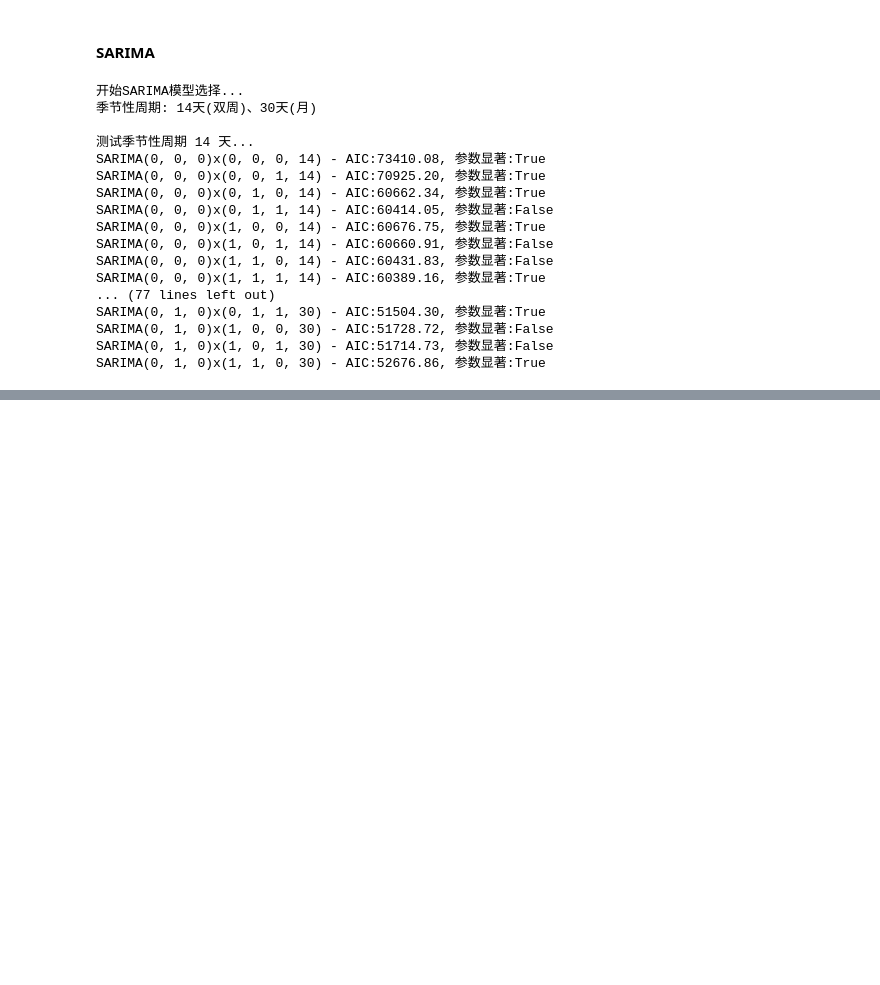
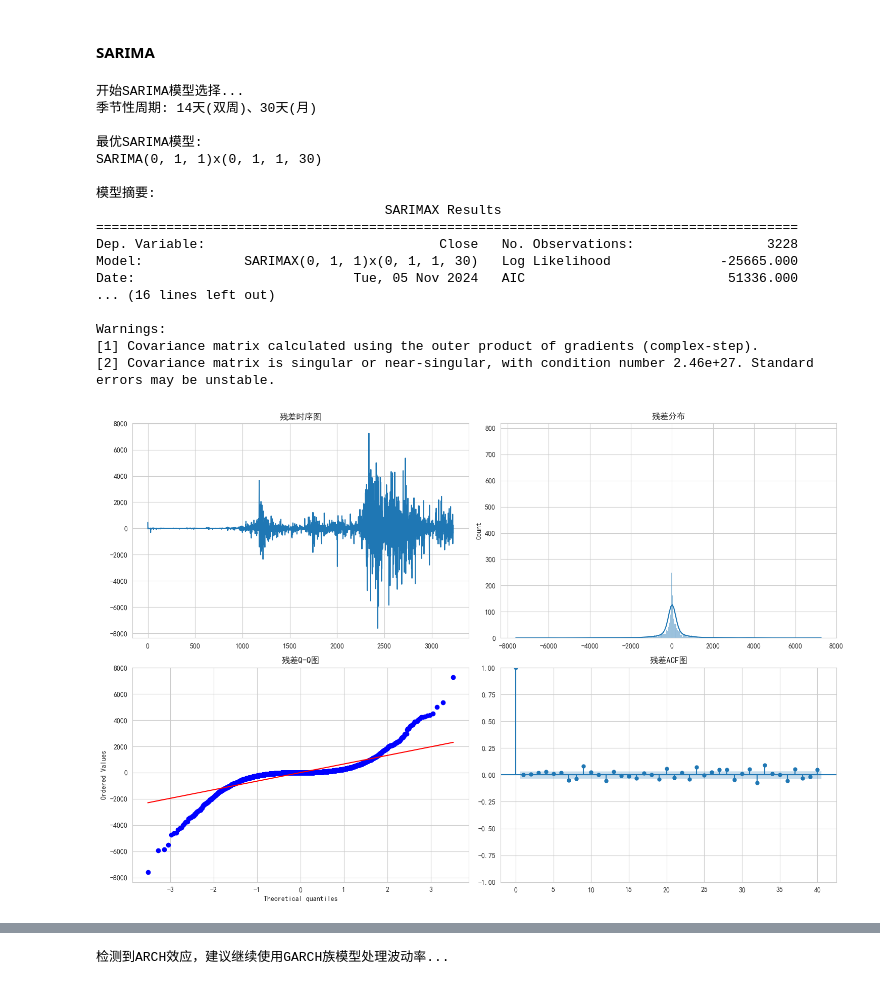
Before and after one commit to CHinAcSci/Timeseries, a Jupyter notebook: main.ipynb, the cells around one changed output, grey strips where cells are left out. Saved outputs shown, nothing was run; the diff lists cells and outputs as text; code cells hidden in the pictures; blank space fills up the shorter version.

```diff
--- a/main.ipynb
+++ b/main.ipynb
@@ -341,6 +380,8 @@ Box-Cox转换使用的lambda值: 1.3090
 # %%
 # SARIMA
 from statsmodels.tsa.statespace.sarimax import SARIMAX
+from sklearn.metrics import mean_squared_error, mean_absolute_error
+import math
 import numpy as np
 import pandas as pd
 import itertools
@@ -359,7 +400,7 @@ best_season = None
 
 print("开始SARIMA模型选择...")
 print("季节性周期: 14天(双周)、30天(月)")
-
+'''
 # 对每个季节性周期进行网格搜索
 for s in seasonal_periods:
     print(f"\n测试季节性周期 {s} 天...")
@@ -396,6 +437,22 @@ for s in seasonal_periods:
 
             except Exception as e:
                 continue
+'''
+# 直接指定SARIMA模型参数
+order = (0, 1, 1)           # 非季节性部分 (p,d,q)
+seasonal_order = (0, 1, 1, 30)  # 季节性部分 (P,D,Q,s)
+
+# 构建并拟合模型
+model = SARIMAX(df['Close'],
+                order=order,
+                seasonal_order=seasonal_order,
+                enforce_stationarity=False,
+                enforce_invertibility=False)
+
+best_model = model.fit(disp=False)
+# 更新最优参数
+best_params = order
+best_season = seasonal_order
 
 if best_model is not None:
     print('\n最优SARIMA模型:')
@@ -447,45 +504,63 @@ if best_model is not None:
     print("\nARCH效应检验:")
     print(arch_result.summary().tables[1])
 
     # 3. 模型预测
     forecast = best_model.get_forecast(steps=30)
     forecast_mean = forecast.predicted_mean
     forecast_ci = forecast.conf_int()
 
+    actual_values = df['Close'][-30:]
+
+    # 使用模型进行预测
+    forecast = best_model.get_forecast(steps=30)
+    forecast_mean = forecast.predicted_mean
+
+    # 计算预测误差指标
+    mse = mean_squared_error(actual_values, forecast_mean)
+    rmse = math.sqrt(mse)
+    mae = mean_absolute_error(actual_values, forecast_mean)
+    mape = np.mean(np.abs((actual_values - forecast_mean) / actual_values)) * 100
+
+    print('\n预测误差评估指标:')
+    print(f'MSE (均方误差): {mse:.2f}')
+    print(f'RMSE (均方根误差): {rmse:.2f}')
+    print(f'MAE (平均绝对误差): {mae:.2f}')
+    print(f'MAPE (平均绝对百分比误差): {mape:.2f}%')
+
     # 绘制预测结果
     plt.figure(figsize=(12, 6))
     plt.plot(df.index[-100:], df['Close'][-100:], label='历史数据')
     plt.plot(forecast_mean.index, forecast_mean, label='预测值', color='red')
     plt.fill_between(forecast_ci.index,
                      forecast_ci.iloc[:, 0],
                      forecast_ci.iloc[:, 1],
                      color='r', alpha=0.1)
     plt.title('SARIMA模型30天预测')
     plt.xlabel('日期')
     plt.ylabel('价格')
     plt.legend()
     plt.grid(True)
     plt.savefig('img/SARIMA预测结果.png')
     plt.show()
 
-# 如果残差仍然存在ARCH效应，我们可以继续添加GARCH处理
 if best_model is not None and arch_result.pvalues[-1] < 0.05:
     print("\n检测到ARCH效应，建议继续使用GARCH族模型处理波动率...")
 # %% [output]
 开始SARIMA模型选择...
 季节性周期: 14天(双周)、30天(月)
 
-测试季节性周期 14 天...
-SARIMA(0, 0, 0)x(0, 0, 0, 14) - AIC:73410.08, 参数显著:True
-SARIMA(0, 0, 0)x(0, 0, 1, 14) - AIC:70925.20, 参数显著:True
-SARIMA(0, 0, 0)x(0, 1, 0, 14) - AIC:60662.34, 参数显著:True
-SARIMA(0, 0, 0)x(0, 1, 1, 14) - AIC:60414.05, 参数显著:False
-SARIMA(0, 0, 0)x(1, 0, 0, 14) - AIC:60676.75, 参数显著:True
-SARIMA(0, 0, 0)x(1, 0, 1, 14) - AIC:60660.91, 参数显著:False
-SARIMA(0, 0, 0)x(1, 1, 0, 14) - AIC:60431.83, 参数显著:False
-SARIMA(0, 0, 0)x(1, 1, 1, 14) - AIC:60389.16, 参数显著:True
-... (77 lines left out)
-SARIMA(0, 1, 0)x(0, 1, 1, 30) - AIC:51504.30, 参数显著:True
-SARIMA(0, 1, 0)x(1, 0, 0, 30) - AIC:51728.72, 参数显著:False
-SARIMA(0, 1, 0)x(1, 0, 1, 30) - AIC:51714.73, 参数显著:False
-SARIMA(0, 1, 0)x(1, 1, 0, 30) - AIC:52676.86, 参数显著:True
+最优SARIMA模型:
+SARIMA(0, 1, 1)x(0, 1, 1, 30)
+
+模型摘要:
+                                     SARIMAX Results
+==========================================================================================
+Dep. Variable:                              Close   No. Observations:                 3228
+Model:             SARIMAX(0, 1, 1)x(0, 1, 1, 30)   Log Likelihood              -25665.000
+Date:                            Tue, 05 Nov 2024   AIC                          51336.000
+... (16 lines left out)
+
+Warnings:
+[1] Covariance matrix calculated using the outer product of gradients (complex-step).
+[2] Covariance matrix is singular or near-singular, with condition number 2.46e+27. Standard errors may be unstable.
+[figure, added]
@@ -493,3 +585,4 @@ KeyboardInterrupt
+检测到ARCH效应，建议继续使用GARCH族模型处理波动率...
 # %%
 import pandas as pd
 import os
```
Also changed, not shown: parts of 4 cells of this notebook.
